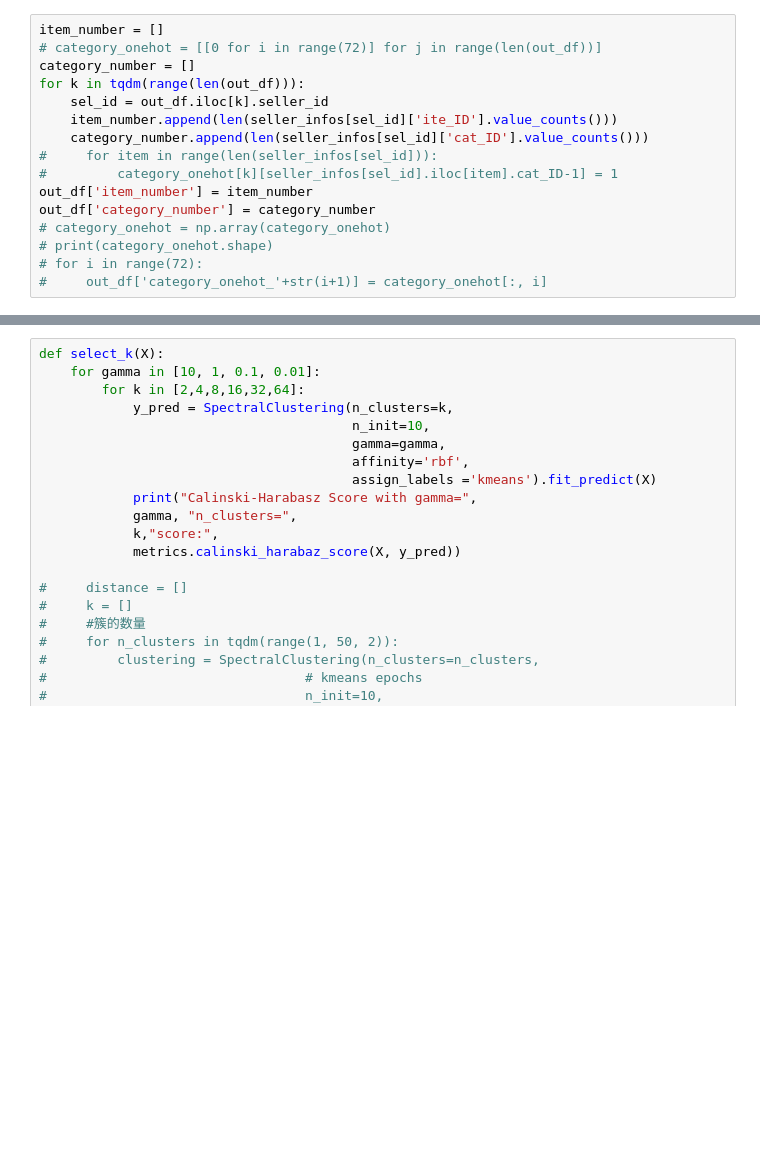
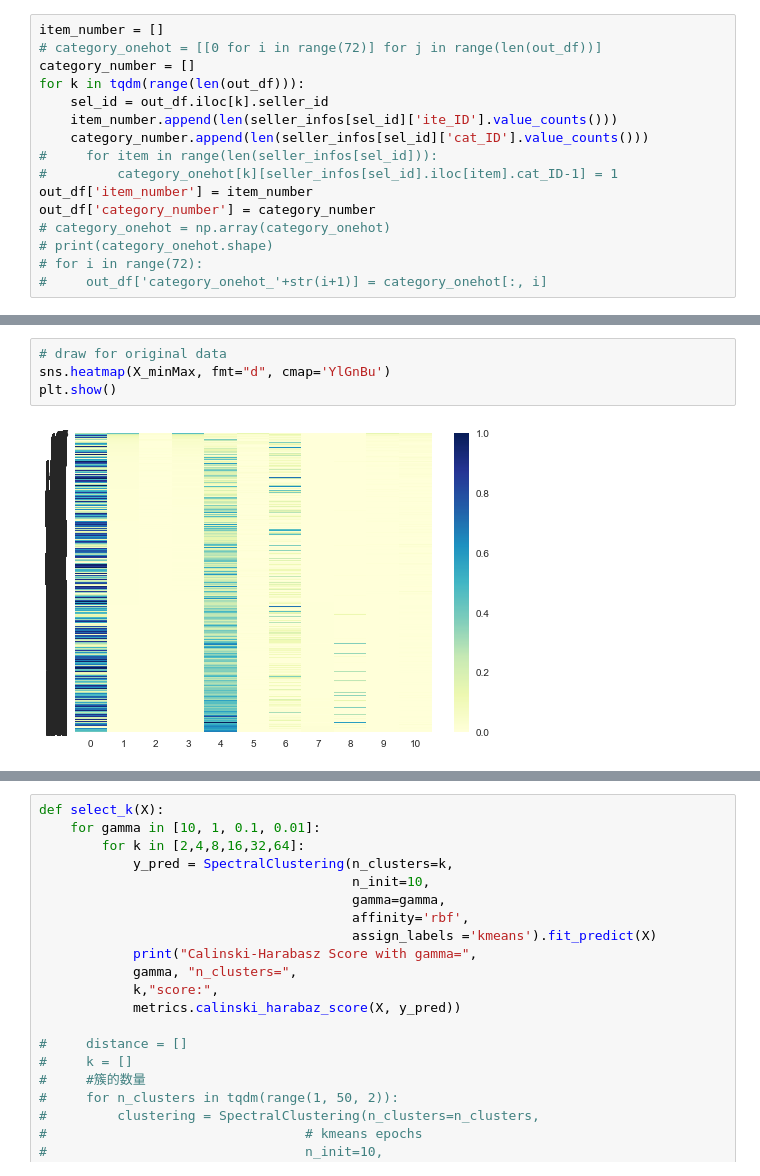
Before and after one commit to wsh540677278/Taobao, a Jupyter notebook: Seller_cluster.ipynb, the cells around one changed output, grey strips where cells are left out. Saved outputs shown, nothing was run; the diff lists cells and outputs as text; blank space fills up the shorter version.

```diff
--- a/Seller_cluster.ipynb
+++ b/Seller_cluster.ipynb
@@ -204,0 +467,6 @@ defaultdict(<class 'list'>, {90: [2086.0, 4913.0, 7727.0, 6798.0, 6855.0, 7451.0
+# %%
+# draw for original data
+sns.heatmap(X_minMax, fmt="d", cmap='YlGnBu')
+plt.show()
+# %% [output]
+[figure, added]
```
Also changed, not shown: parts of 37 cells of this notebook, 1 other file.
